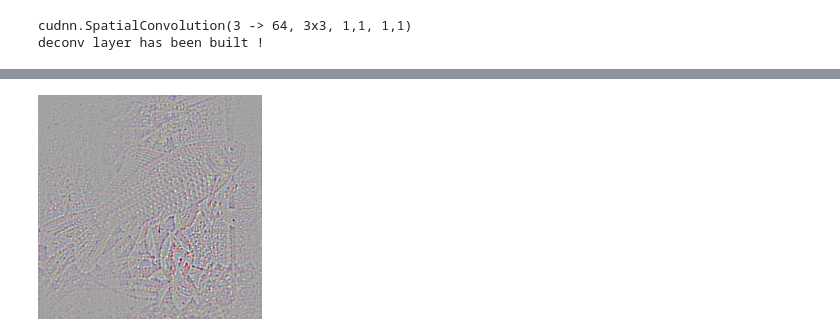
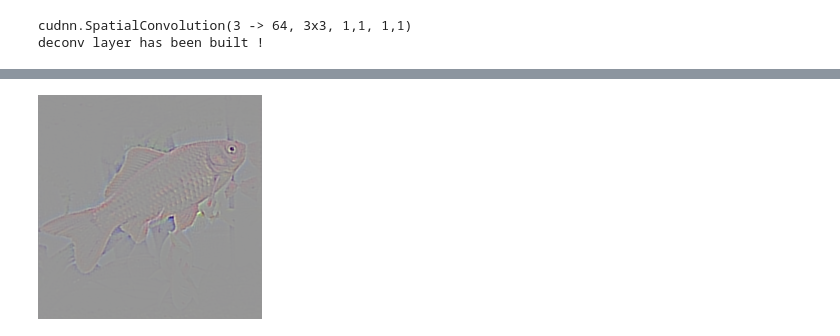
Before and after one commit to meteora9479/visualization_test, a Jupyter notebook: VGG_visualization.ipynb, the cells around one changed output, grey strips where cells are left out. Cells and saved outputs as stored; diff of their text form; code cells hidden in the pictures.

```diff
--- a/VGG_visualization.ipynb
+++ b/VGG_visualization.ipynb
@@ -317,5 +300,5 @@ end
 # %%
-deconvNet_VGG = dcnn:CreateDeconvNet( net, unpooling_layers, I, 29, 278 )
+deconvNet_VGG = dcnn:CreateDeconvNet( net, unpooling_layers, I, 29, 330 )
 # %% [output]
 cudnn.SpatialConvolution(512 -> 512, 3x3, 1,1, 1,1)
 deconv layer has been built !
@@ -345,8 +328,8 @@ cudnn.SpatialConvolution(3 -> 64, 3x3, 1,1, 1,1)
 deconv layer has been built !
 # %%
 deconv_timer = torch.Timer()
-vis_c16= deconvNet_VGG:forward(net:get(29).output)
+vis_c13= deconvNet_VGG:forward(net:get(29).output)
 
 print('==> Time elapsed: ' .. deconv_timer:time().real .. ' seconds')
-itorch.image(vis_c16)
+itorch.image(vis_c13)
 # %% [output]
@@ -354 +337 @@ itorch.image(vis_c16)
-[figure, old version]
+[figure, new version]
```
Also changed, not shown: parts of 4 cells of this notebook, 8 other files.
